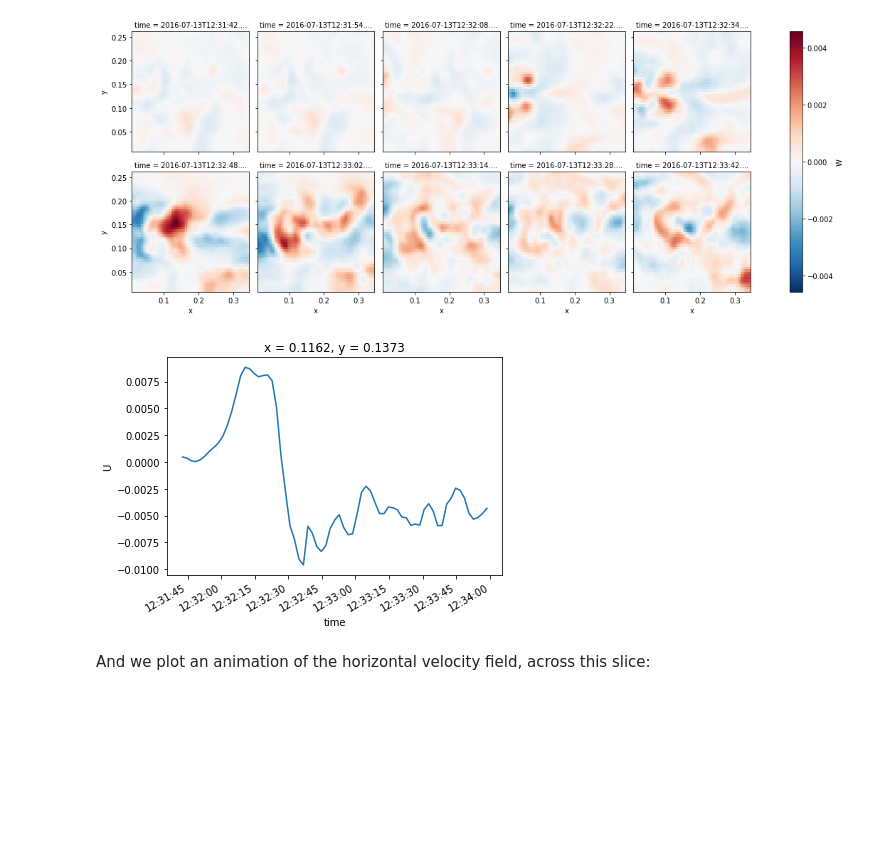
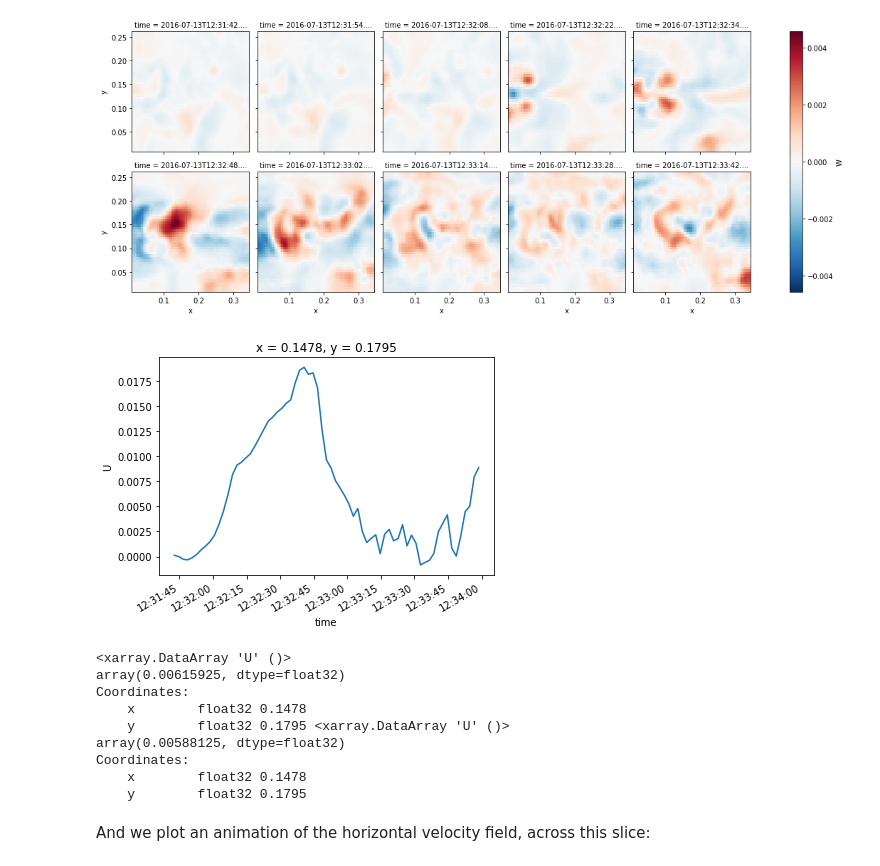
Before and after one commit to connor-duffin/sswfe, a Jupyter notebook: docs/dataset-small-tests.ipynb, the cells around one changed output. Drawn from its saved outputs; the diff is of its cells as text; code cells hidden in the pictures; blank space fills up the shorter version.

Commit message:
Added in new tests with experimental data

```diff
--- a/docs/dataset-small-tests.ipynb
+++ b/docs/dataset-small-tests.ipynb
@@ -58,10 +58,25 @@ plt.show()
 # %% [output]
 [figure]
 # %%
-u_averaged.isel(x=20, y=24).plot()
+x_idx = (np.abs(u_averaged.coords["x"] - 0.15)).argmin()
+y_idx = (np.abs(u_averaged.coords["y"] - 0.1801)).argmin()
+
+u_averaged.isel(x=x_idx, y=y_idx).plot()
 plt.show()
+
+print(u_averaged.isel(x=x_idx, y=y_idx).mean(),
+      u_averaged.isel(x=x_idx, y=y_idx).std())
 # %% [output]
-[figure, old version]
+[figure, new version]
+<xarray.DataArray 'U' ()>
+array(0.00615925, dtype=float32)
+Coordinates:
+    x        float32 0.1478
+    y        float32 0.1795 <xarray.DataArray 'U' ()>
+array(0.00588125, dtype=float32)
+Coordinates:
+    x        float32 0.1478
+    y        float32 0.1795
 # %%
 z_slice_index = 22
 u_slice, v_slice, w_slice = (ds.U[:, :, :, z_slice_index],
```
Also changed, not shown: 4 other files.
